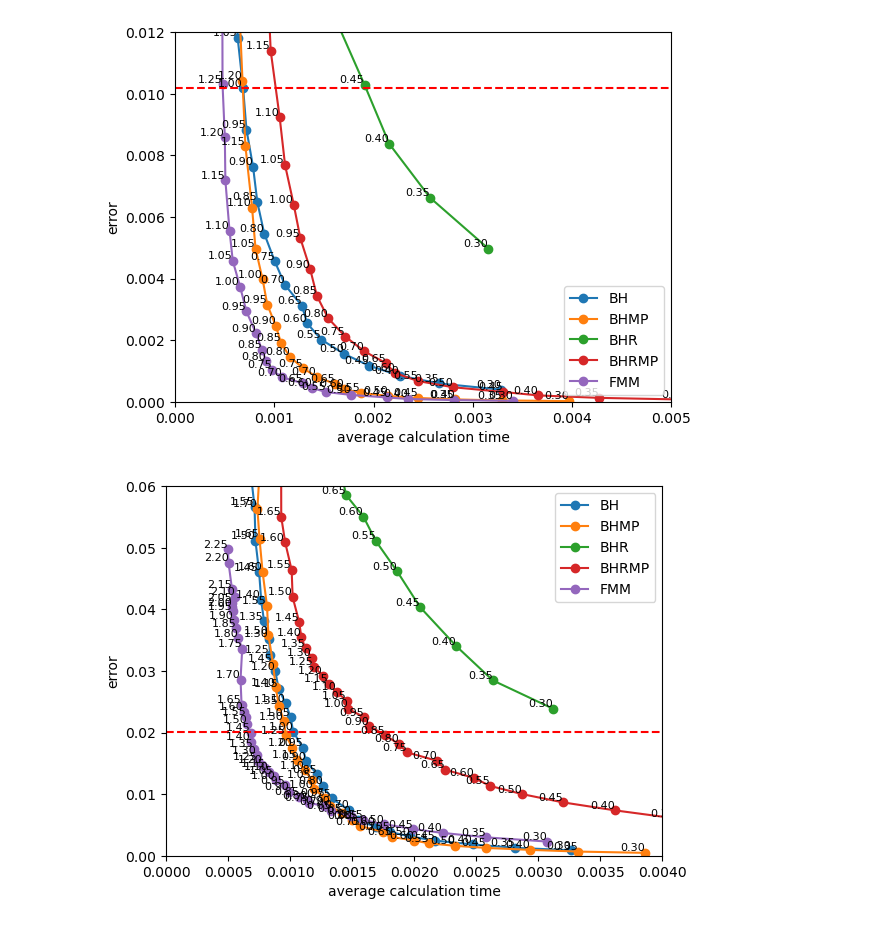
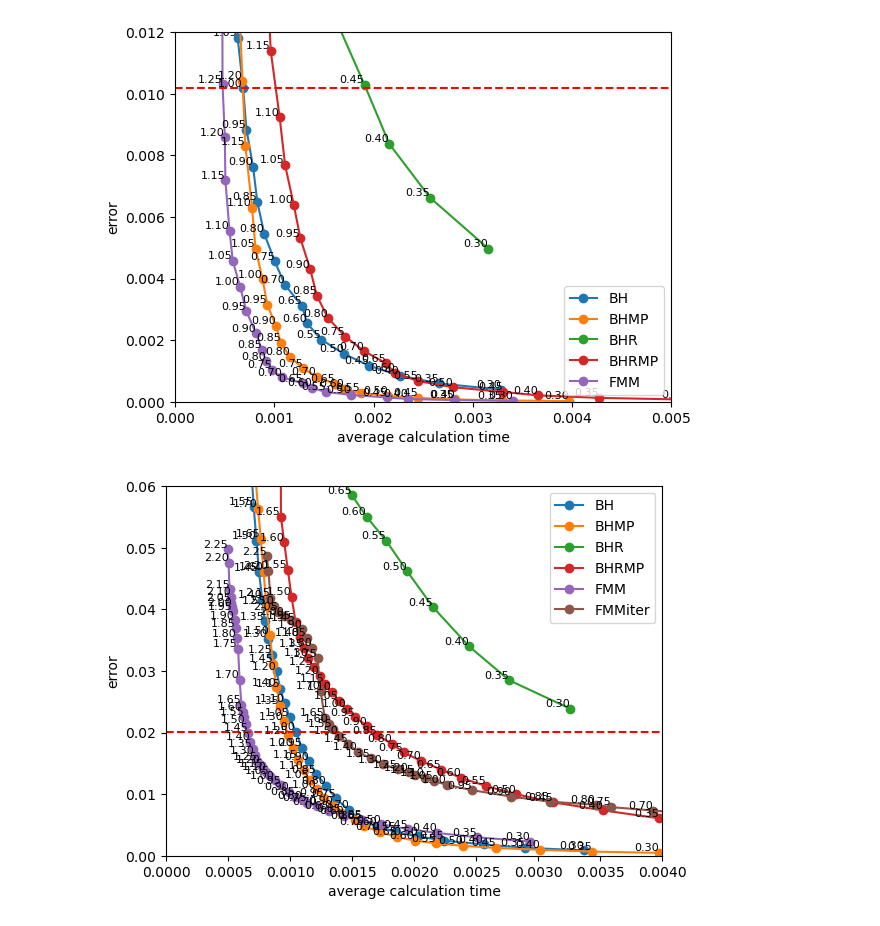
Before and after one commit to LucasFurer/MasterThesisLucas, a Jupyter notebook: grapher.ipynb, the cells around one changed output. Cells and saved outputs as stored; diff of their text form; code cells hidden in the pictures.

```diff
--- a/grapher.ipynb
+++ b/grapher.ipynb
@@ -181,16 +181,17 @@ plotGraph(custom_labels, 0, 40,"error", "average calculation time", "plotOutput/
 # %%
 allowableError = findTime(os.path.join("graphCSV","tsneCalculationtimeErrorBH_point1000.csv"))
 
 
 custom_labels = {
     os.path.join("graphCSV","tsneCalculationtimeErrorBH_point1000.csv"): "BH",
     os.path.join("graphCSV","tsneCalculationtimeErrorBHMP_point1000.csv"): "BHMP",
     os.path.join("graphCSV","tsneCalculationtimeErrorBHR_point1000.csv"): "BHR",
     os.path.join("graphCSV","tsneCalculationtimeErrorBHRMP_point1000.csv"): "BHRMP",
     os.path.join("graphCSV","tsneCalculationtimeErrorFMM_point1000.csv"): "FMM",
+    os.path.join("graphCSV","tsneCalculationtimeErrorFMMiter_point1000.csv"): "FMMiter",
 }
 
 
 plotGraph(custom_labels, 0, 40,"error", "average calculation time", "plotOutput/lines_plot.png", True, 0, 0.004, 0, 0.06, allowableError)
 # %% [output]
-[figure, old version]
+[figure, new version]
```
Also changed, not shown: parts of 1 cell of this notebook, 8 other files.
